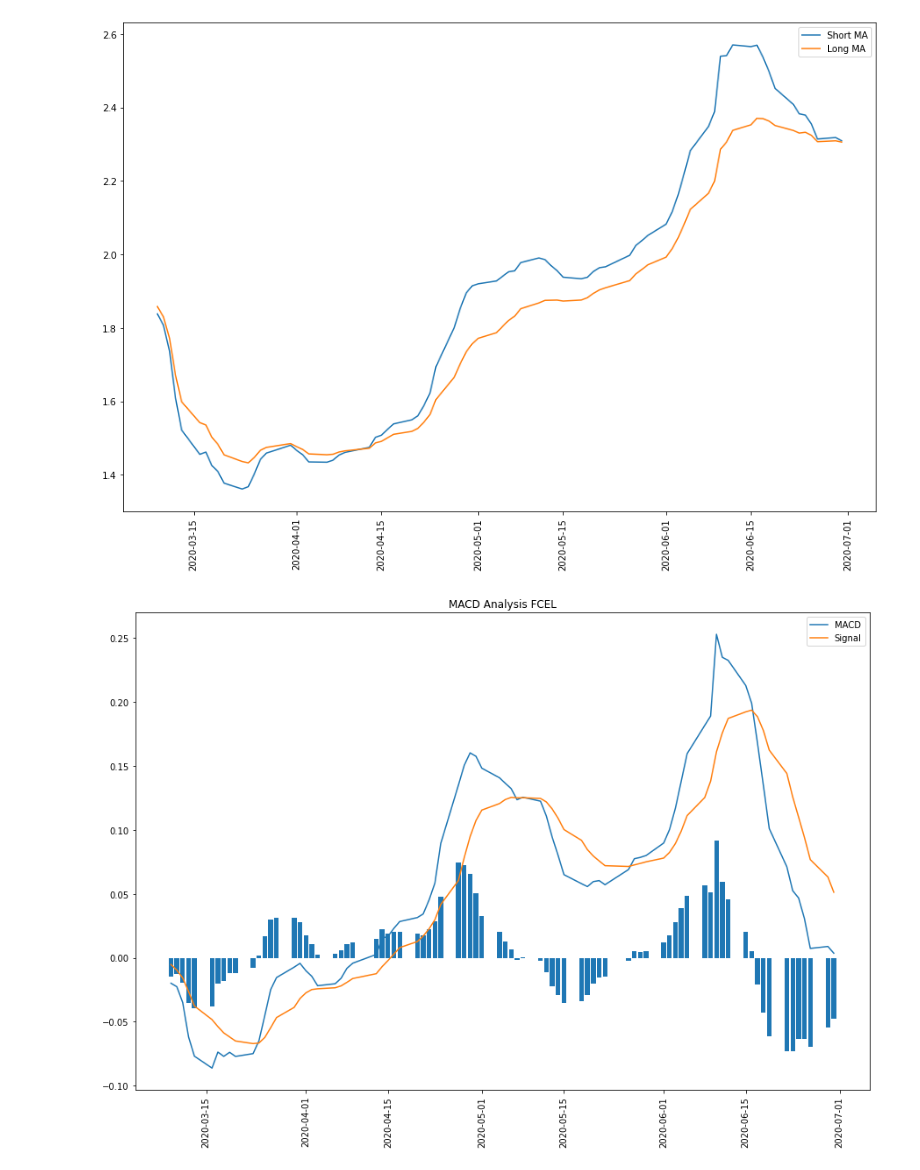
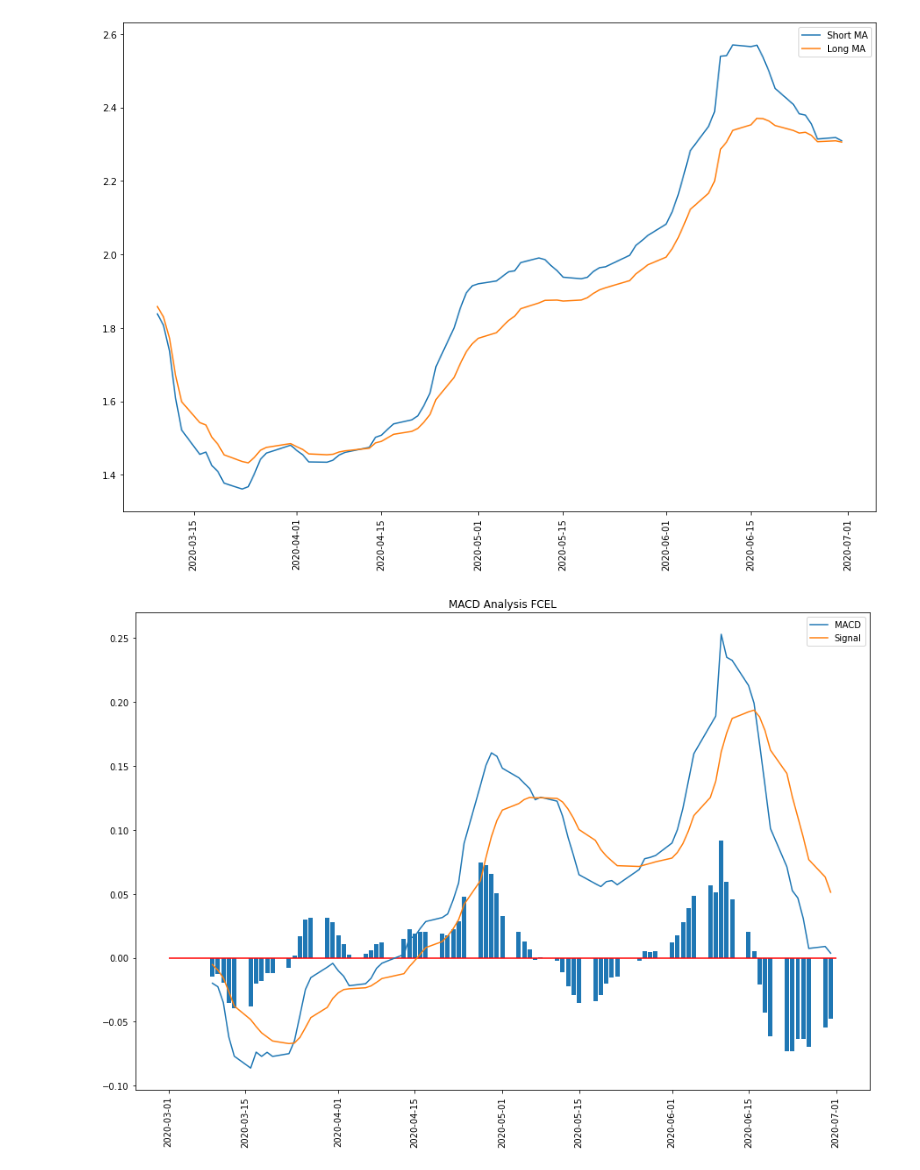
Before and after one commit to Mtaylert/Stock_Evaluation, a Jupyter notebook: StockEvaluations.ipynb, the cells around one changed output. Drawn from its saved outputs; the diff is of its cells as text; code cells hidden in the pictures.

Commit message:
add hlines

```diff
--- a/StockEvaluations.ipynb
+++ b/StockEvaluations.ipynb
@@ -113,7 +113,8 @@ def generate_stock_data(start_date,end_date,ticker):
 
 
 ticker='FCEL'
-SDOW = generate_stock_data('2020-03-01',now,ticker)
+start = '2020-03-01'
+SDOW = generate_stock_data(start,now,ticker)
 
 plt.figure(figsize=(15,8))
 plt.title('{} Close'.format(ticker))
@@ -148,14 +149,15 @@ plt.show()
 # %%
 plt.figure(figsize=(15,10))
 plt.title('MACD Analysis {}'.format(ticker))
 plt.plot(SDOW['Date'],SDOW['MACD'],label='MACD')
 plt.plot(SDOW['Date'],SDOW['signal'],label='Signal')
+plt.hlines(0,start,now,'r')
 plt.bar(SDOW['Date'],SDOW['hist'])
 plt.legend()
 plt.xticks(rotation=90)
 plt.show()
 # %% [output]
-[figure, old version]
+[figure, new version]
 # %%
 # For data manipulation
 import pandas as pd
```
Also changed, not shown: parts of 1 cell of this notebook.
